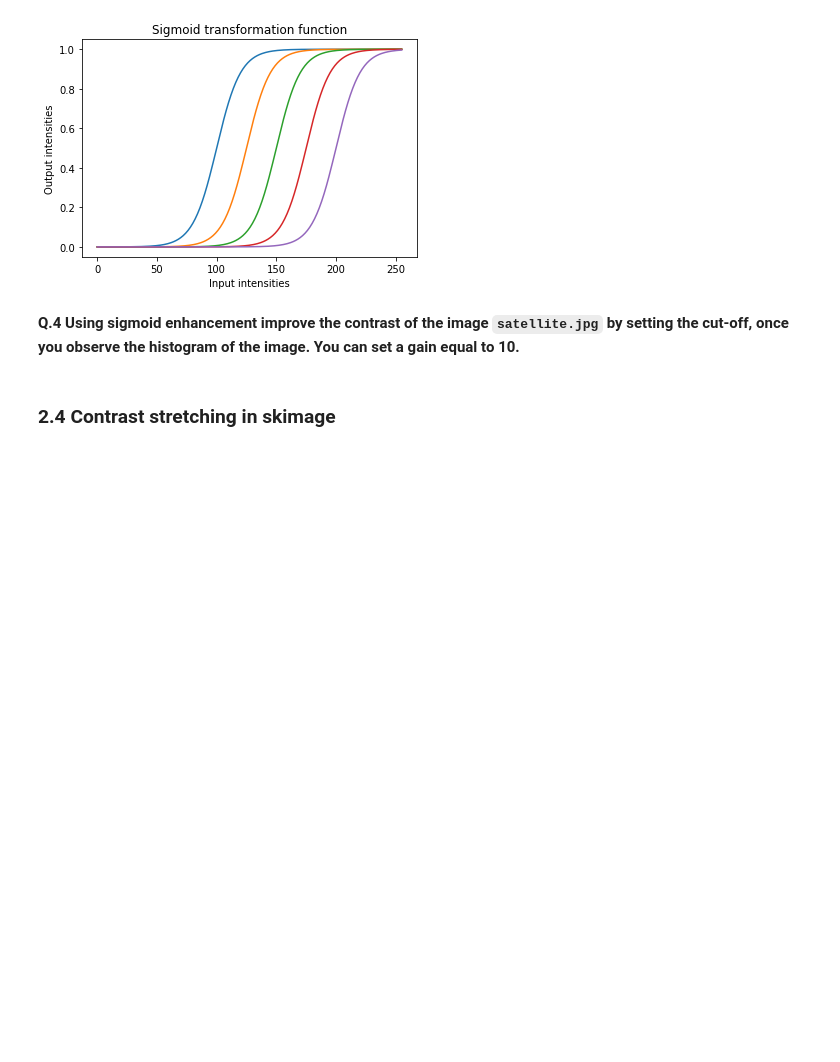
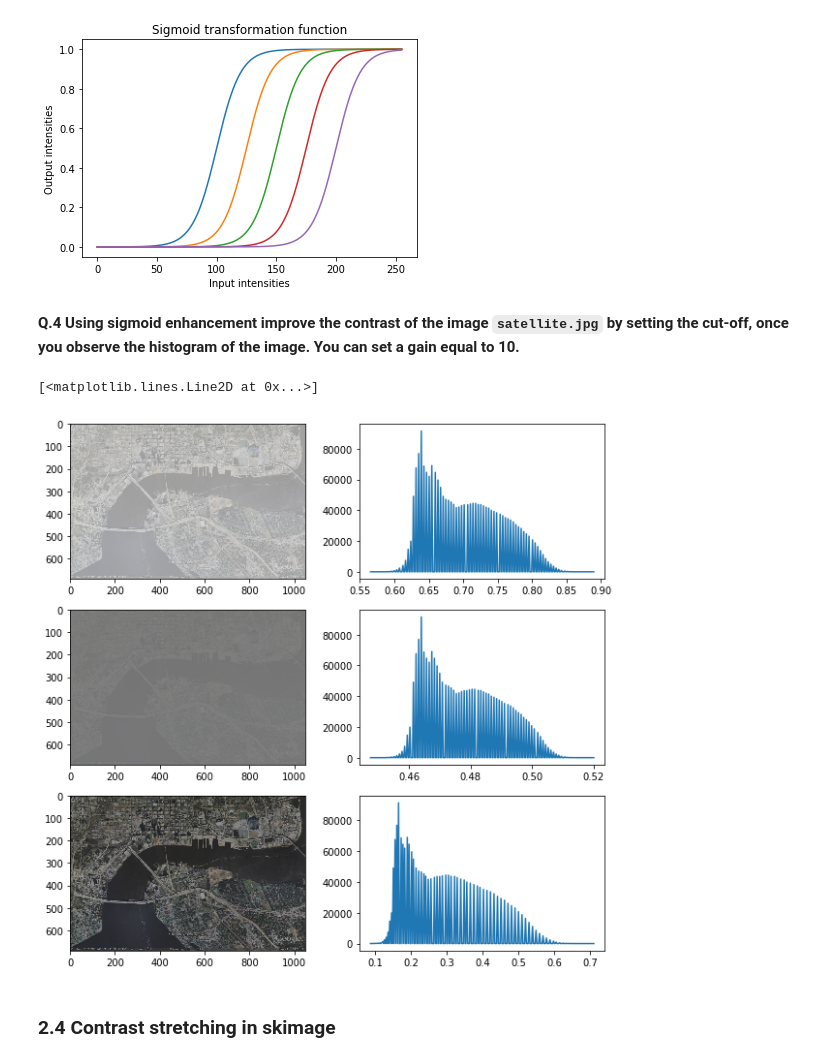
Before and after one commit to vaishnavmohit/B31XB-IIP-TP-1718, a Jupyter notebook: 2-image-enhancement/2-enhancement.ipynb, the cells around one changed output. Cells and saved outputs as stored; diff of their text form; code cells hidden in the pictures; blank space fills up the shorter version.

```diff
--- a/2-image-enhancement/2-enhancement.ipynb
+++ b/2-image-enhancement/2-enhancement.ipynb
@@ -197 +195,28 @@ sat_img_float = img_as_
+# %%
+img_path='./images/'
+img_name2='satellite.jpg'
+satellite = io.imread(img_path.__add__(img_name2))
+from skimage import img_as_float
+sat_img_float = img_as_float(satellite)
+fig, axes = plt.subplots(3,2, figsize=(10, 10))
+axes = axes.ravel()
+
+exposure_bins, center_exposure = exposure.histogram(sat_img_float,256)
+axes[0].imshow(sat_img_float,cmap = cm.gray)
+axes[1].plot(center_exposure,exposure_bins)
+
+sat_im_sigmoid = exposure.adjust_sigmoid(sat_img_float, cutoff=.8, gain=.9);
+# Plot the transform function
+exposure_bins, center_exposure = exposure.histogram(sat_im_sigmoid,256)
+axes[2].imshow(sat_im_sigmoid,cmap = cm.gray)
+axes[3].plot(center_exposure,exposure_bins)
+
+sat_im_sigmoid = exposure.adjust_sigmoid(sat_img_float, cutoff=.8, gain=10);
+# Plot the transform function
+exposure_bins, center_exposure = exposure.histogram(sat_im_sigmoid,256)
+axes[4].imshow(sat_im_sigmoid,cmap = cm.gray)
+axes[5].plot(center_exposure,exposure_bins)
+# %% [output]
+[<matplotlib.lines.Line2D at 0x...>]
+[figure, added]
 # %% [markdown]
```
Also changed, not shown: parts of 9 cells of this notebook.
